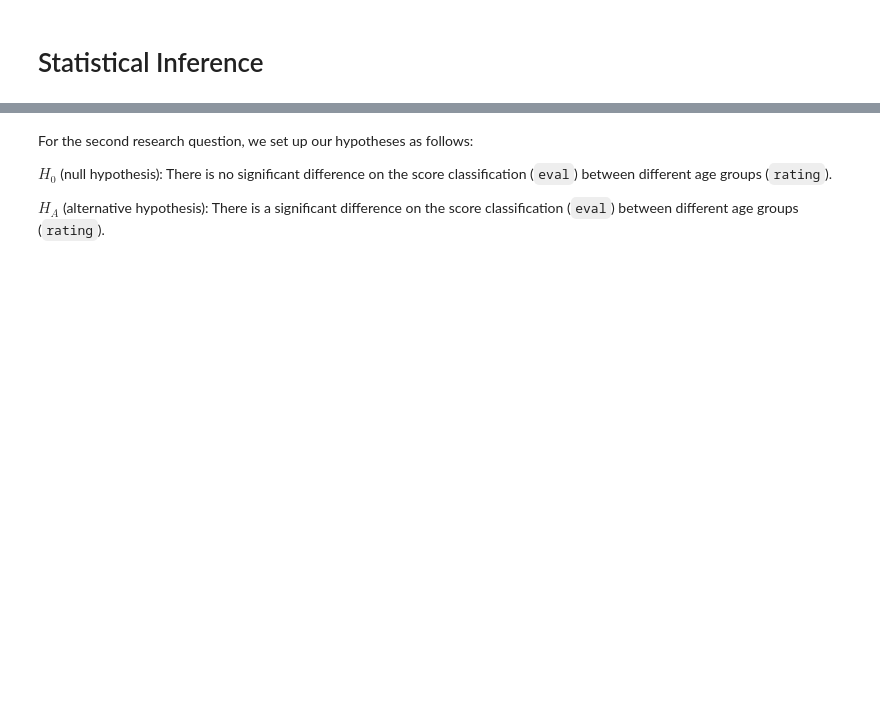
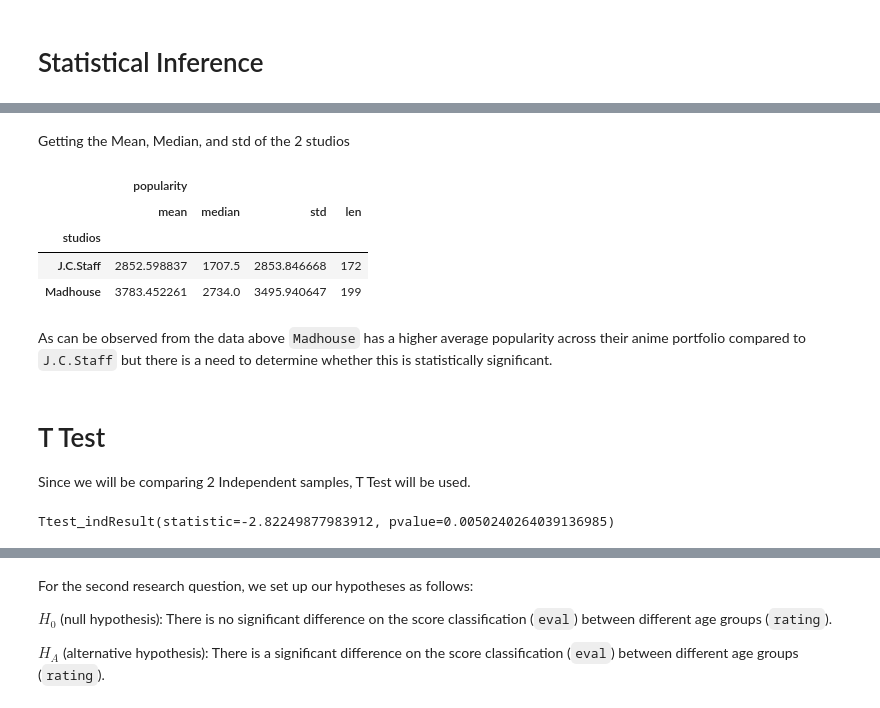
Before and after one commit to gavindizon/CSMODEL, a Jupyter notebook: Project 1 - Statistical Inference/CSMODEL-Project1-S14-Group#9.ipynb, the cells around one changed output, grey strips where cells are left out. Drawn from its saved outputs; the diff is of its cells as text; code cells hidden in the pictures; blank space fills up the shorter version.

```diff
--- a/Project 1 - Statistical Inference/CSMODEL-Project1-S14-Group#9.ipynb
+++ b/Project 1 - Statistical Inference/CSMODEL-Project1-S14-Group#9.ipynb
@@ -413,0 +446,22 @@ $H_A$ (alternative hypothesis): There is a significant difference between the nu
+# %% [markdown]
+Getting the Mean, Median, and std of the 2 studios
+# %%
+df_res_summary = df_res.groupby("studios").agg({"popularity": ["mean", "median", "std", len]})
+df_res_summary
+# %% [output]
+|  | popularity |  |  |  |
+|  | mean | median | std | len |
+| studios |  |  |  |  |
+| J.C.Staff | 2852.598837 | 1707.5 | 2853.846668 | 172 |
+| Madhouse | 3783.452261 | 2734.0 | 3495.940647 | 199 |
+# %% [markdown]
+As can be observed from the data above `Madhouse` has a higher average popularity across their anime portfolio compared to `J.C.Staff` but there is a need to determine whether this is statistically significant.
+# %% [markdown]
+# T Test
+Since we will be comparing 2 Independent samples, T Test will be used.
+# %%
+ttest_ind(df_res[df_res["studios"] == "J.C.Staff"]["popularity"],
+          df_res[df_res["studios"] == "Madhouse"]["popularity"],
+          equal_var = False)
+# %% [output]
+Ttest_indResult(statistic=-2.82249877983912, pvalue=0.0050240264039136985)
```
Also changed, not shown: parts of 17 cells of this notebook.
